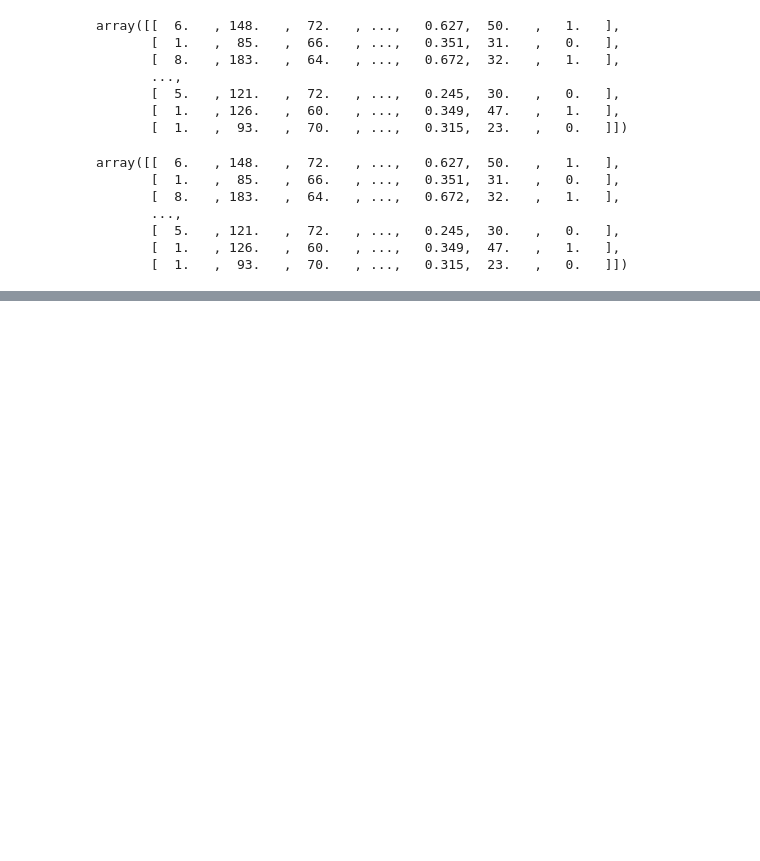
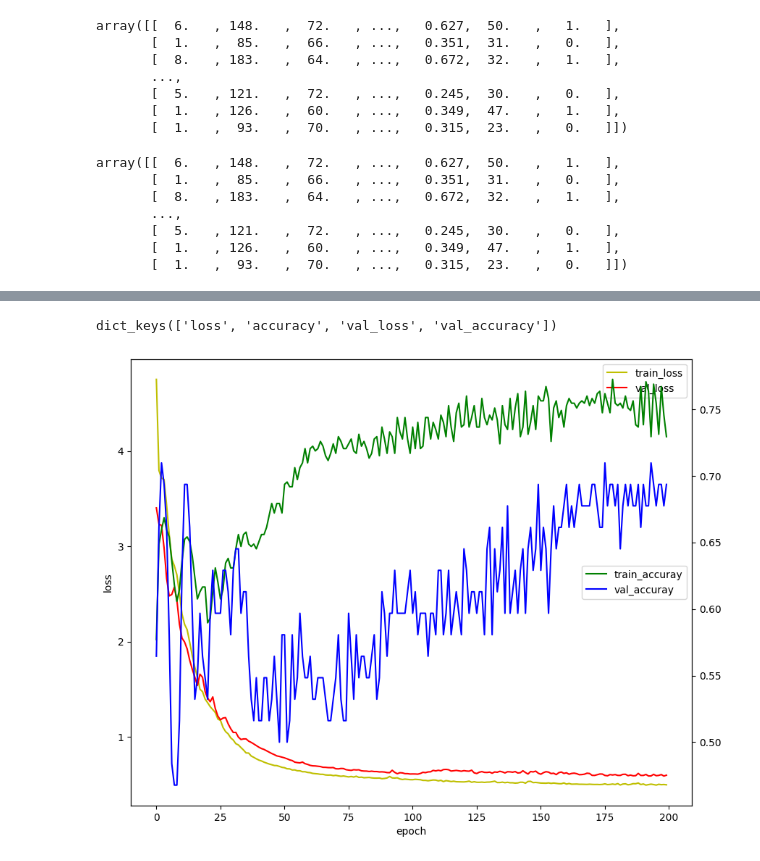
Before and after one commit to seungdobaek/ai_x, a Jupyter notebook: source/05_DeepLearning/06_피마인디언당뇨병발병에측(로지스틱회귀분석,분류분석).ipynb, the cells around one changed output, grey strips where cells are left out. Saved outputs shown, nothing was run; the diff lists cells and outputs as text; code cells hidden in the pictures; blank space fills up the shorter version.

```diff
--- a/source/05_DeepLearning/06_피마인디언당뇨병발병에측(로지스틱회귀분석,분류분석).ipynb
+++ b/source/05_DeepLearning/06_피마인디언당뇨병발병에측(로지스틱회귀분석,분류분석).ipynb
@@ -112,3 +112,11 @@ array([[  6.   , 148.   ,  72.   , ...,   0.627,  50.   ,   1.   ],
        [  5.   , 121.   ,  72.   , ...,   0.245,  30.   ,   0.   ],
        [  1.   , 126.   ,  60.   , ...,   0.349,  47.   ,   1.   ],
        [  1.   ,  93.   ,  70.   , ...,   0.315,  23.   ,   0.   ]])
+# %%
+# 데이터 분할: 학습데이터셋(모델 학습용) + 시험데이터셋(모델평가용)
+X_train = dataset[:620, :-1]
+y_train = dataset[:620, -1]
+X_test = dataset[620:, :-1]
+y_test = dataset[620:, -1]
+
+X_train.shape, y_train.shape, X_test.shape, y_test.shape
@@ -114,0 +127,8 @@ array([[  6.   , 148.   ,  72.   , ...,   0.627,  50.   ,   1.   ],
+# %%
+model = Sequential()
+# model.add(Dense(units=32, input_shape=(8,), activation='relu'))
+model.add(Input(shape=(8,)))
+model.add(Dense(units=32, activation='relu'))
+model.add(Dense(units=16, activation='elu'))
+model.add(Dense(units=1, activation='sigmoid'))
+model.summary()
@@ -114,0 +153,3 @@ array([[  6.   , 148.   ,  72.   , ...,   0.627,  50.   ,   1.   ],
+# %%
+#model.compile(loss='binary_crossentropy', optimizer='adam', metrics=['binary_accuracy'])
+model.compile(loss='binary_crossentropy', optimizer='adam', metrics=['accuracy'])
@@ -114,0 +158,6 @@ array([[  6.   , 148.   ,  72.   , ...,   0.627,  50.   ,   1.   ],
+# %%
+%%time
+hist = model.fit(X_train, y_train, # 훈련데이터셋(학습데이터셋)
+                epochs=200, batch_size=310,
+                validation_split=0.1, # 검증데이터 비율
+                verbose=0) #로그출력X
@@ -114,0 +172,21 @@ array([[  6.   , 148.   ,  72.   , ...,   0.627,  50.   ,   1.   ],
+# %%
+hist.history.keys()
+# %% [output]
+dict_keys(['loss', 'accuracy', 'val_loss', 'val_accuracy'])
+# %%
+import matplotlib.pyplot as plt
+# 학습과정 표시하기
+fig, loss_ax = plt.subplots(figsize=(10,8))
+loss_ax.plot(hist.history['loss'], 'y', label='train_loss')
+loss_ax.plot(hist.history['val_loss'], 'r', label='val_loss')
+acc_ax = loss_ax.twinx() # loss_ax와 x 축을 공유하는 acc_ax 생성
+acc_ax.plot(hist.history['accuracy'], 'g', label='train_accuray')
+acc_ax.plot(hist.history['val_accuracy'], 'b', label='val_accuray')
+loss_ax.set_xlabel('epoch')
+loss_ax.set_ylabel('loss')
+acc_ax.set_xlabel('accuracy')
+loss_ax.legend(loc='upper right')
+acc_ax.legend(loc='center right')
+plt.show()
+# %% [output]
+[figure, added]
```
Also changed, not shown: parts of 41 cells of this notebook, 3 other files.
